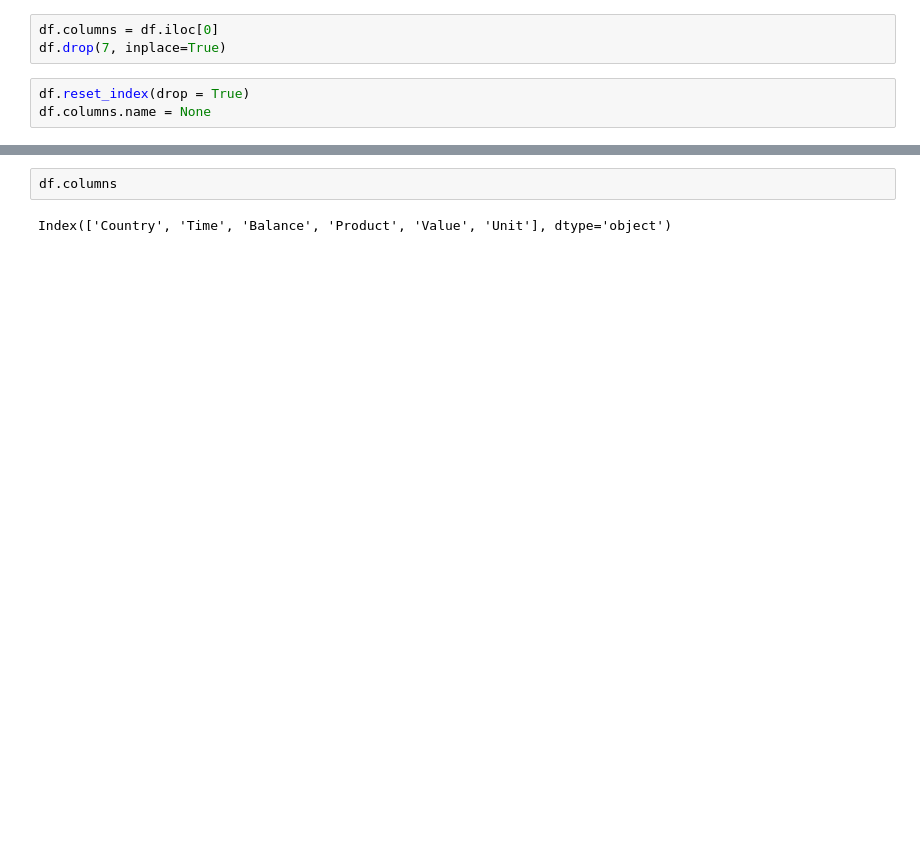
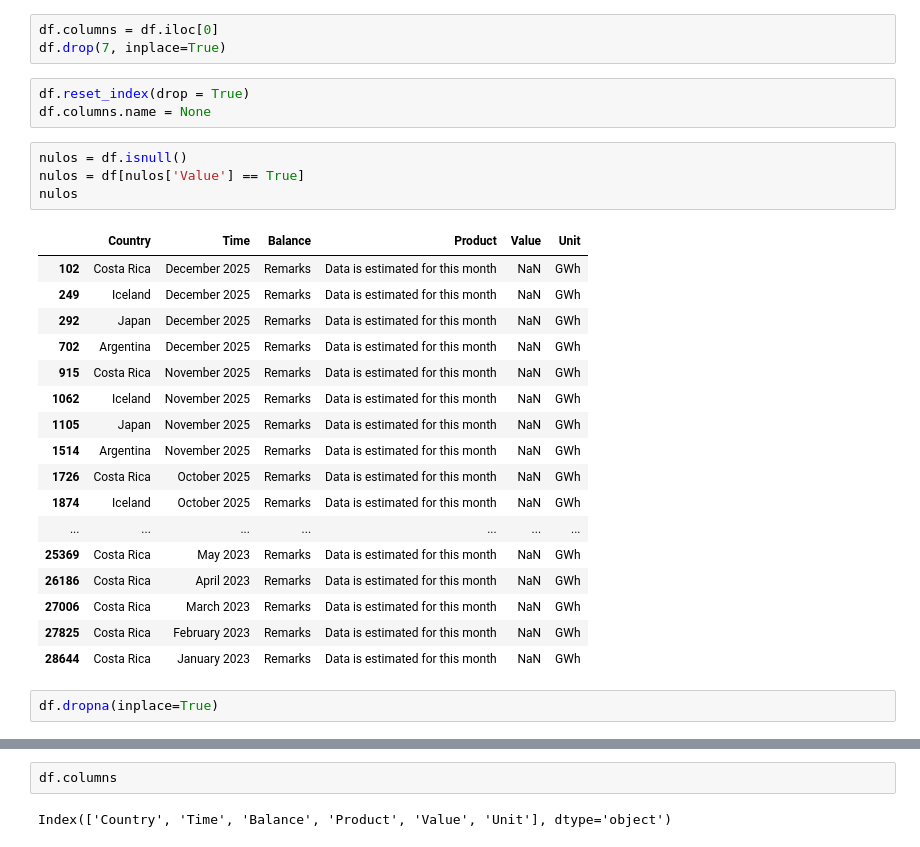
Before and after one commit to upar1234/Bootcamp2026-1, a Jupyter notebook: Codigo/limpieza.ipynb, the cells around one changed output, grey strips where cells are left out. Drawn from its saved outputs; the diff is of its cells as text; blank space fills up the shorter version.

```diff
--- a/Codigo/limpieza.ipynb
+++ b/Codigo/limpieza.ipynb
@@ -54,3 +65,27 @@ df.drop(7, inplace=True)
 # %%
 df.reset_index(drop = True)
 df.columns.name = None
+# %%
+nulos = df.isnull()
+nulos = df[nulos['Value'] == True]
+nulos
+# %% [output]
+|  | Country | Time | Balance | Product | Value | Unit |
+| 102 | Costa Rica | December 2025 | Remarks | Data is estimated for this month | NaN | GWh |
+| 249 | Iceland | December 2025 | Remarks | Data is estimated for this month | NaN | GWh |
+| 292 | Japan | December 2025 | Remarks | Data is estimated for this month | NaN | GWh |
+| 702 | Argentina | December 2025 | Remarks | Data is estimated for this month | NaN | GWh |
+| 915 | Costa Rica | November 2025 | Remarks | Data is estimated for this month | NaN | GWh |
+| 1062 | Iceland | November 2025 | Remarks | Data is estimated for this month | NaN | GWh |
+| 1105 | Japan | November 2025 | Remarks | Data is estimated for this month | NaN | GWh |
+| 1514 | Argentina | November 2025 | Remarks | Data is estimated for this month | NaN | GWh |
+| 1726 | Costa Rica | October 2025 | Remarks | Data is estimated for this month | NaN | GWh |
+| 1874 | Iceland | October 2025 | Remarks | Data is estimated for this month | NaN | GWh |
+| ... | ... | ... | ... | ... | ... | ... |
+| 25369 | Costa Rica | May 2023 | Remarks | Data is estimated for this month | NaN | GWh |
+| 26186 | Costa Rica | April 2023 | Remarks | Data is estimated for this month | NaN | GWh |
+| 27006 | Costa Rica | March 2023 | Remarks | Data is estimated for this month | NaN | GWh |
+| 27825 | Costa Rica | February 2023 | Remarks | Data is estimated for this month | NaN | GWh |
+| 28644 | Costa Rica | January 2023 | Remarks | Data is estimated for this month | NaN | GWh |
+# %%
+df.dropna(inplace=True)
```
Also changed, not shown: parts of 9 cells of this notebook.
